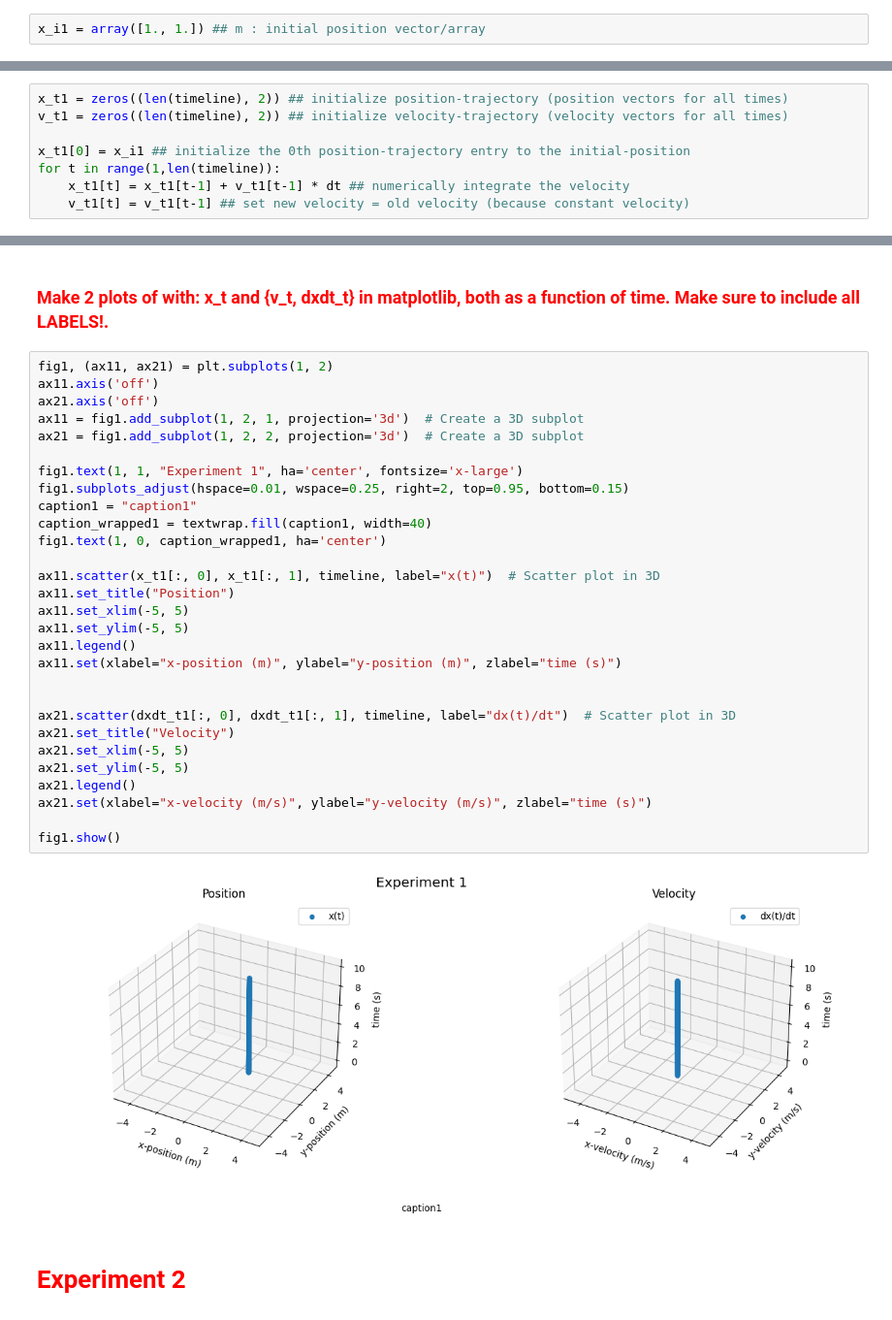
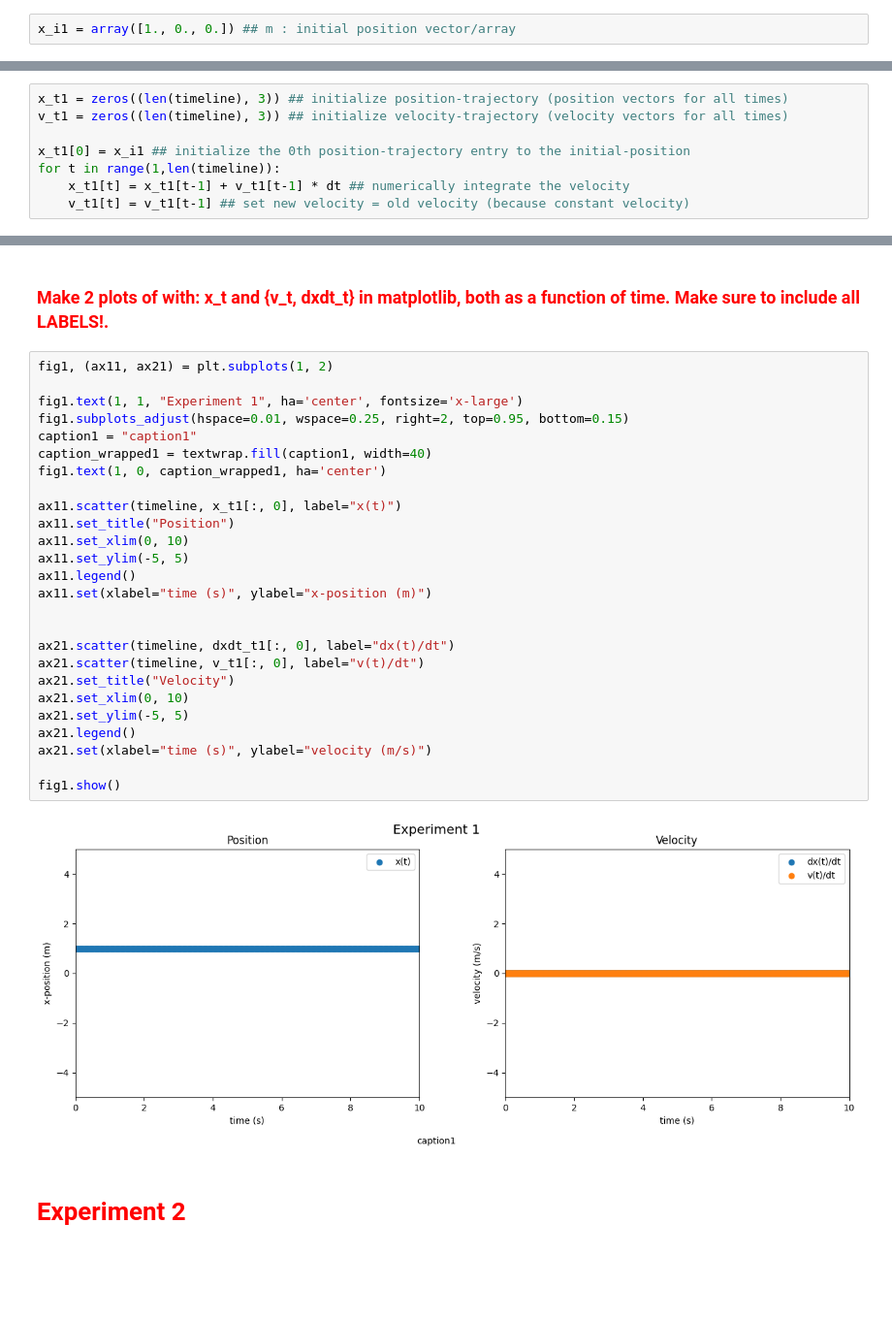
Before and after one commit to CalebAnderson22/PHY122, a Jupyter notebook: phy122_N1Lt.ipynb, the cells around one changed output, grey strips where cells are left out. Shown at 97% size. Cells and saved outputs as stored; diff of their text form; blank space fills up the shorter version.

```diff
--- a/phy122_N1Lt.ipynb
+++ b/phy122_N1Lt.ipynb
@@ -34,7 +34,7 @@ timeline = arange(t0, tf, dt)
 # %% [markdown]
 ### <font color='Red'> To begin lets start with by defining an initial position. </font>
 # %%
-x_i1 = array([1., 1.]) ## m : initial position vector/array
+x_i1 = array([1., 0., 0.]) ## m : initial position vector/array
 # %% [markdown]
 ### <font color='Red'> PRINT the distance of the previously defined position vector (give units!): </font>
 # %%
@@ -46,8 +46,8 @@ the initial distance is 1.414 meters
 # %% [markdown]
 ### <font color='Red'> Define a for-loop to Velocity-Verlet integrate the motion to obtain a x_t. </font>
 # %%
-x_t1 = zeros((len(timeline), 2)) ## initialize position-trajectory (position vectors for all times)
-v_t1 = zeros((len(timeline), 2)) ## initialize velocity-trajectory (velocity vectors for all times)
+x_t1 = zeros((len(timeline), 3)) ## initialize position-trajectory (position vectors for all times)
+v_t1 = zeros((len(timeline), 3)) ## initialize velocity-trajectory (velocity vectors for all times)
 
 x_t1[0] = x_i1 ## initialize the 0th position-trajectory entry to the initial-position
 for t in range(1,len(timeline)):
@@ -61,35 +61,32 @@ dxdt_t1 = d(x_t1)/dt ## take numerical-derivative of the aforementioned position
 ### <font color='Red'> Make 2 plots of with: x_t and \{v_t, dxdt_t\} in matplotlib, both as a function of time. Make sure to include all LABELS!. </font>
 # %%
 fig1, (ax11, ax21) = plt.subplots(1, 2)
-ax11.axis('off')
-ax21.axis('off')
-ax11 = fig1.add_subplot(1, 2, 1, projection='3d')  # Create a 3D subplot
-ax21 = fig1.add_subplot(1, 2, 2, projection='3d')  # Create a 3D subplot
 
 fig1.text(1, 1, "Experiment 1", ha='center', fontsize='x-large')
 fig1.subplots_adjust(hspace=0.01, wspace=0.25, right=2, top=0.95, bottom=0.15)
 caption1 = "caption1"
 caption_wrapped1 = textwrap.fill(caption1, width=40)
 fig1.text(1, 0, caption_wrapped1, ha='center')
 
-ax11.scatter(x_t1[:, 0], x_t1[:, 1], timeline, label="x(t)")  # Scatter plot in 3D
+ax11.scatter(timeline, x_t1[:, 0], label="x(t)")
 ax11.set_title("Position")
-ax11.set_xlim(-5, 5)
+ax11.set_xlim(0, 10)
 ax11.set_ylim(-5, 5)
 ax11.legend()
-ax11.set(xlabel="x-position (m)", ylabel="y-position (m)", zlabel="time (s)")
+ax11.set(xlabel="time (s)", ylabel="x-position (m)")
 
 
-ax21.scatter(dxdt_t1[:, 0], dxdt_t1[:, 1], timeline, label="dx(t)/dt")  # Scatter plot in 3D
+ax21.scatter(timeline, dxdt_t1[:, 0], label="dx(t)/dt")
+ax21.scatter(timeline, v_t1[:, 0], label="v(t)/dt")
 ax21.set_title("Velocity")
-ax21.set_xlim(-5, 5)
+ax21.set_xlim(0, 10)
 ax21.set_ylim(-5, 5)
 ax21.legend()
-ax21.set(xlabel="x-velocity (m/s)", ylabel="y-velocity (m/s)", zlabel="time (s)")
+ax21.set(xlabel="time (s)", ylabel="velocity (m/s)")
 
 fig1.show()
 # %% [output]
-[figure, old version]
+[figure, new version]
 # %% [markdown]
 #   <font color='Red'> **Experiment 2** </font>
 # %% [markdown]
```
Also changed, not shown: parts of 11 cells of this notebook.
